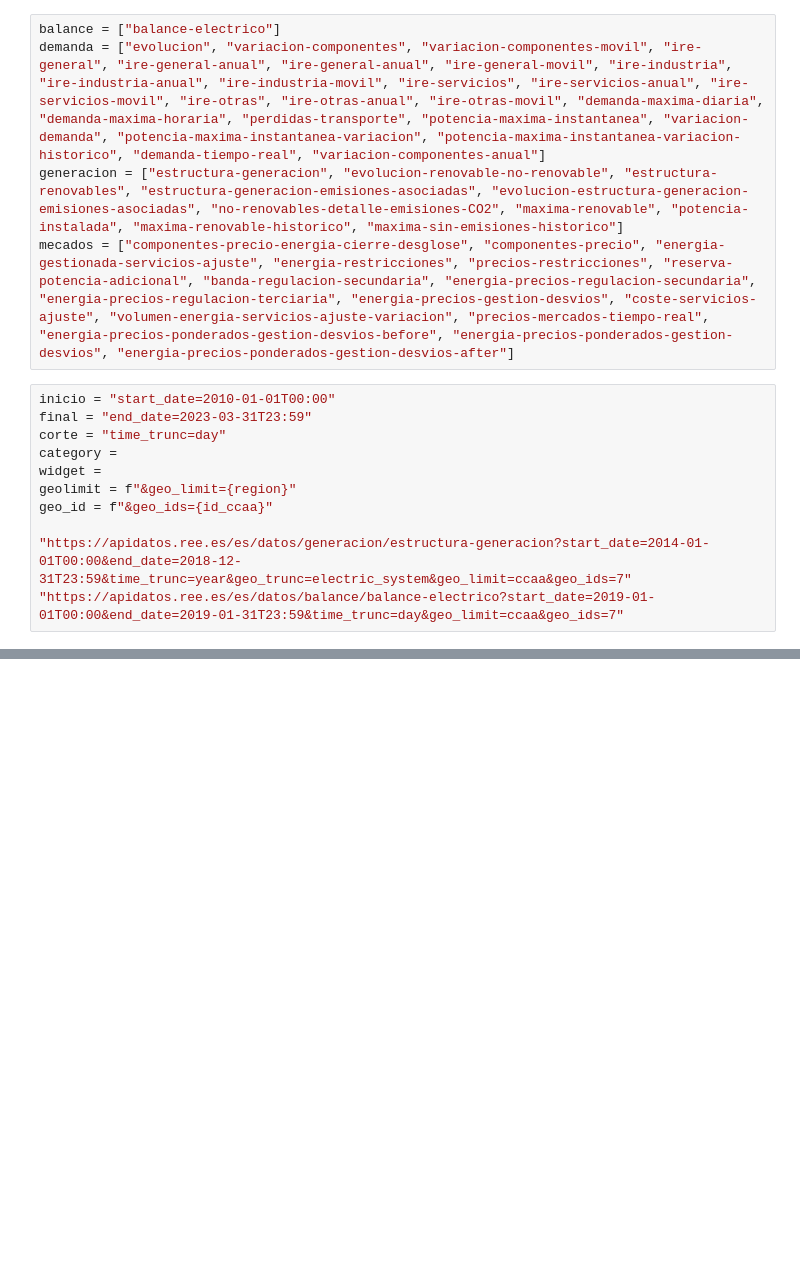
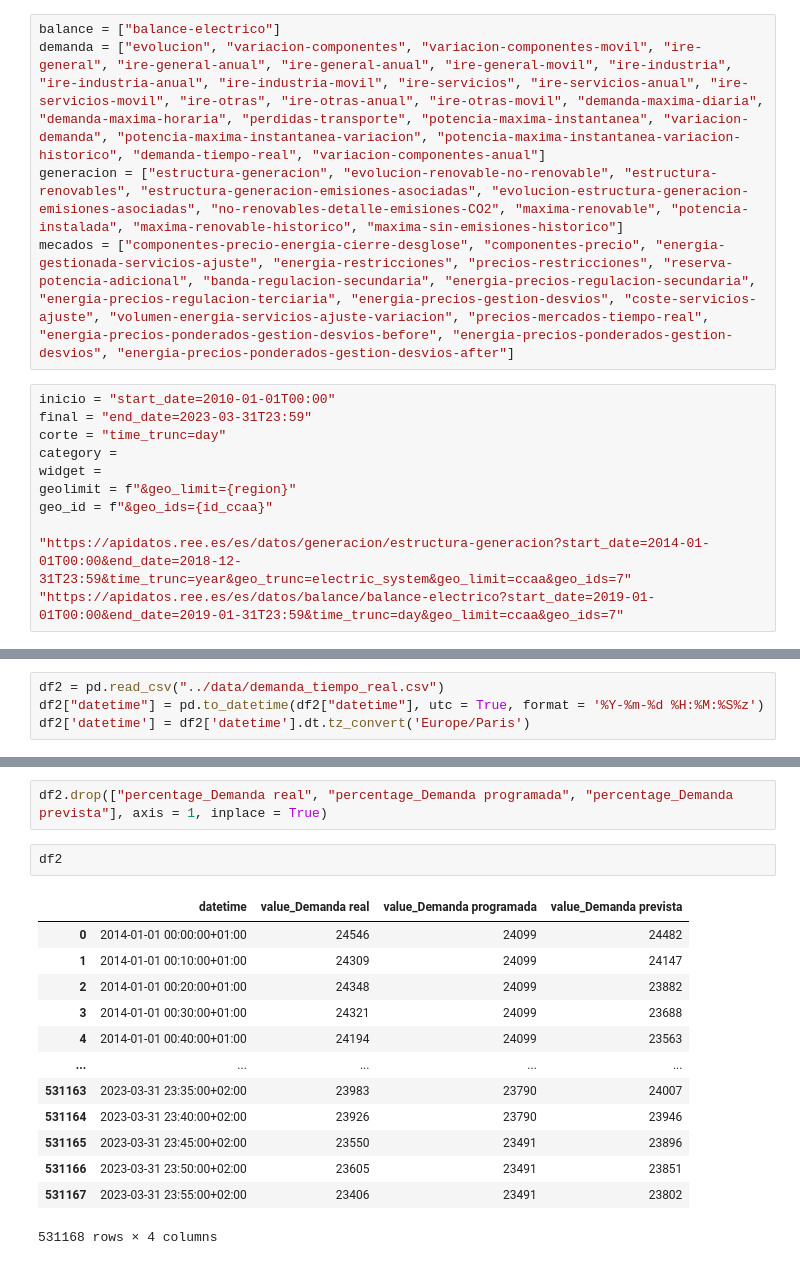
Before and after one commit to XiangLinZ/Energy_in_Spain, a Jupyter notebook: notebook/pruebas.ipynb, the cells around one changed output, grey strips where cells are left out. Drawn from its saved outputs; the diff is of its cells as text; blank space fills up the shorter version.

```diff
--- a/notebook/pruebas.ipynb
+++ b/notebook/pruebas.ipynb
@@ -141,0 +51,4 @@ sp.evolucion_renovable()
+# %%
+df2 = pd.read_csv("../data/demanda_tiempo_real.csv")
+df2["datetime"] = pd.to_datetime(df2["datetime"], utc = True, format = '%Y-%m-%d %H:%M:%S%z')
+df2['datetime'] = df2['datetime'].dt.tz_convert('Europe/Paris')
@@ -141,0 +64,18 @@ sp.evolucion_renovable()
+# %%
+df2.drop(["percentage_Demanda real", "percentage_Demanda programada", "percentage_Demanda prevista"], axis = 1, inplace = True)
+# %%
+df2
+# %% [output]
+|  | datetime | value_Demanda real | value_Demanda programada | value_Demanda prevista |
+| 0 | 2014-01-01 00:00:00+01:00 | 24546 | 24099 | 24482 |
+| 1 | 2014-01-01 00:10:00+01:00 | 24309 | 24099 | 24147 |
+| 2 | 2014-01-01 00:20:00+01:00 | 24348 | 24099 | 23882 |
+| 3 | 2014-01-01 00:30:00+01:00 | 24321 | 24099 | 23688 |
+| 4 | 2014-01-01 00:40:00+01:00 | 24194 | 24099 | 23563 |
+| ... | ... | ... | ... | ... |
+| 531163 | 2023-03-31 23:35:00+02:00 | 23983 | 23790 | 24007 |
+| 531164 | 2023-03-31 23:40:00+02:00 | 23926 | 23790 | 23946 |
+| 531165 | 2023-03-31 23:45:00+02:00 | 23550 | 23491 | 23896 |
+| 531166 | 2023-03-31 23:50:00+02:00 | 23605 | 23491 | 23851 |
+| 531167 | 2023-03-31 23:55:00+02:00 | 23406 | 23491 | 23802 |
+531168 rows × 4 columns
```
Also changed, not shown: parts of 16 cells of this notebook, 5 other files.
